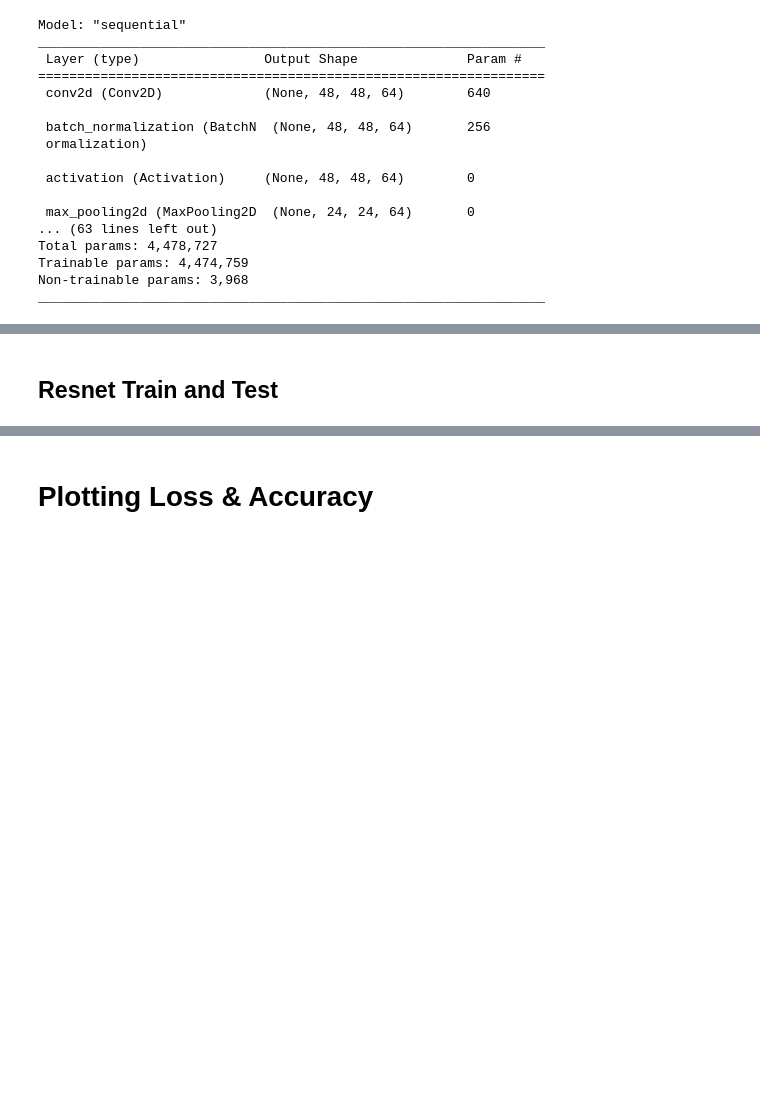
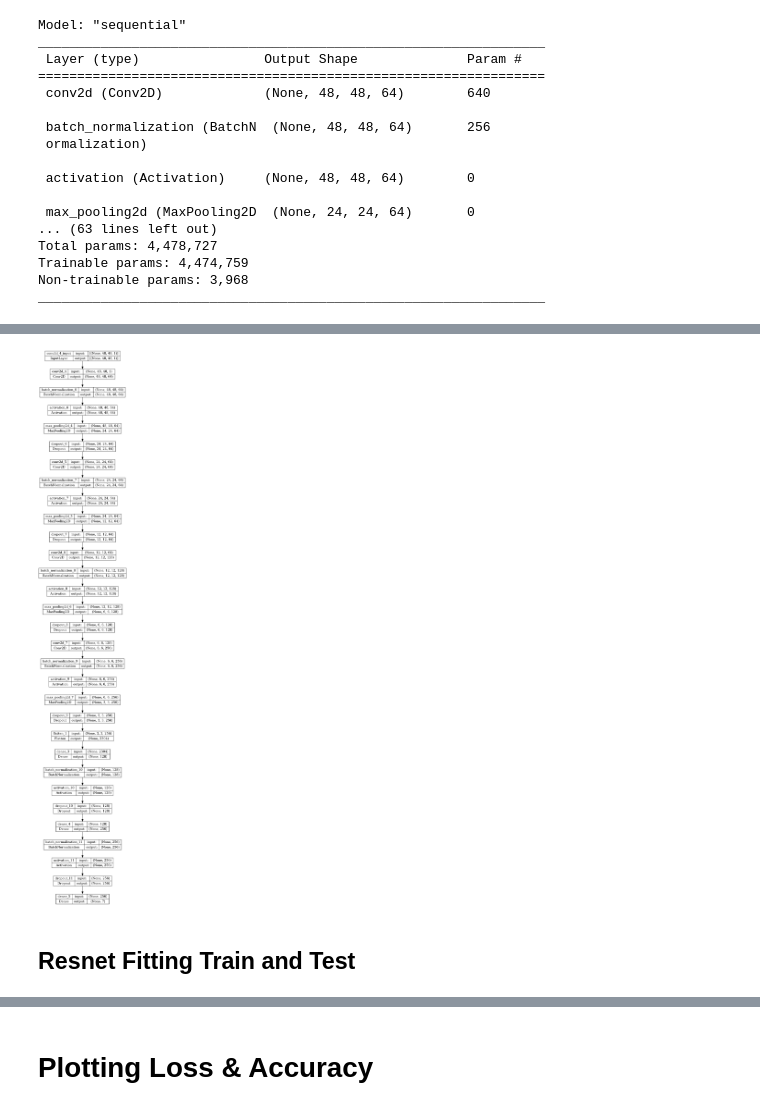
Before and after one commit to Gaurav-Yaduvanshi/Face-Emotion-Recognition, a Jupyter notebook: Face_Emotion_Recognition.ipynb, the cells around one changed output, grey strips where cells are left out. Drawn from its saved outputs; the diff is of its cells as text; code cells hidden in the pictures; blank space fills up the shorter version.

```diff
--- a/Face_Emotion_Recognition.ipynb
+++ b/Face_Emotion_Recognition.ipynb
@@ -406,5 +413,11 @@ Epoch 13: early stopping
+# %%
+#plot for architechture
+from keras.utils.vis_utils import plot_model
+plot_model(resnet_model, to_file='resnet_model.png',show_shapes=True, show_layer_names=True)
+# %% [output]
+[figure, added]
 # %% [markdown]
-## Resnet Train and Test
+## Resnet Fitting Train and Test
 # %%
 early_stopping = EarlyStopping(
     monitor='val_accuracy',
```
Also changed, not shown: parts of 31 cells of this notebook.
